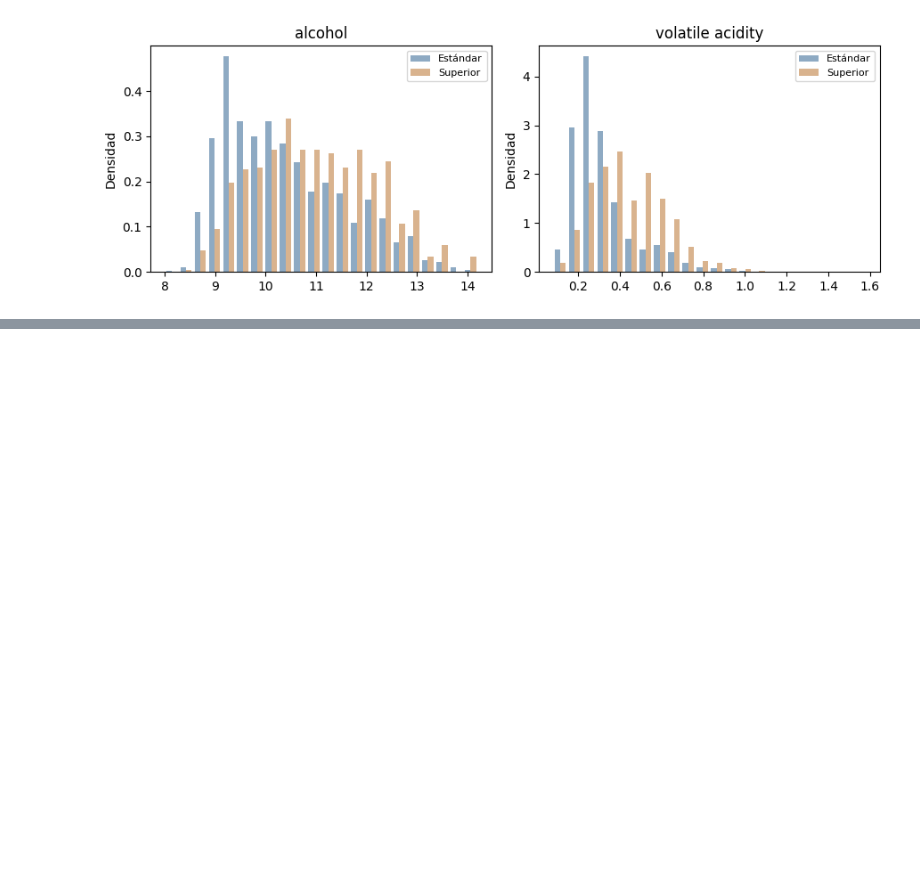
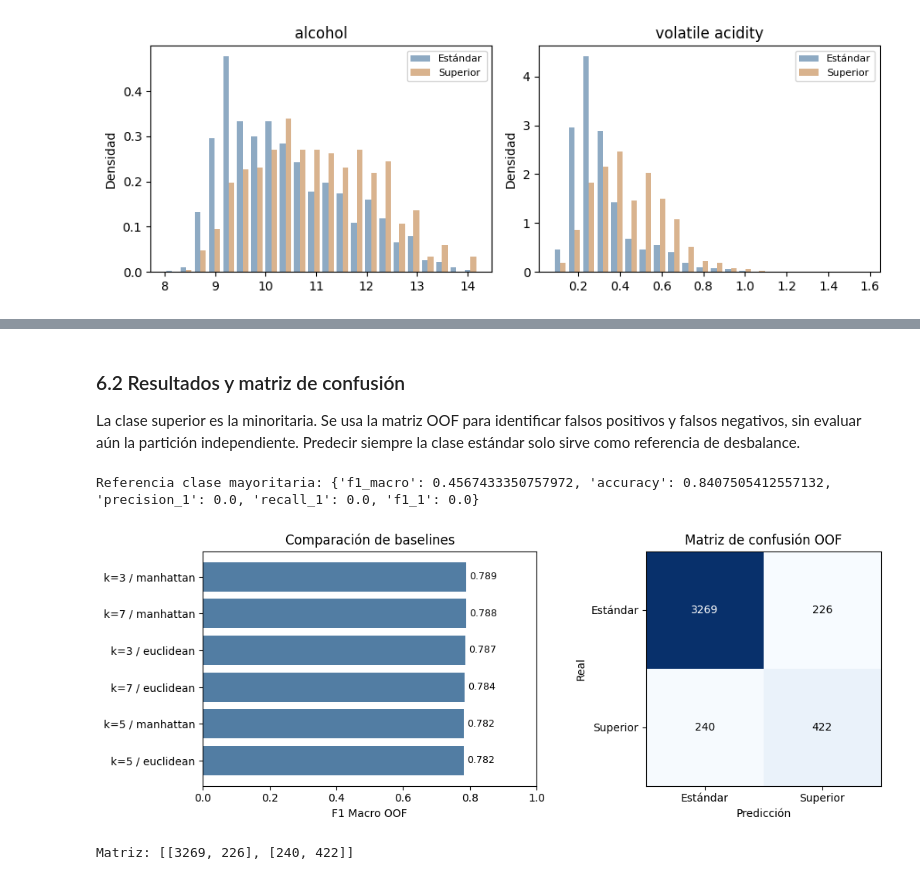
Before and after one commit to iamnicocr/wine-quality, a Jupyter notebook: notebooks/01_eda_y_modelado.ipynb, the cells around one changed output, grey strips where cells are left out. Drawn from its saved outputs; the diff is of its cells as text; code cells hidden in the pictures; blank space fills up the shorter version.

```diff
--- a/notebooks/01_eda_y_modelado.ipynb
+++ b/notebooks/01_eda_y_modelado.ipynb
@@ -201,0 +300,22 @@ display(pd.Series(tiempos,name='segundos').to_frame().round(4))
+# %% [markdown]
+### 6.2 Resultados y matriz de confusión
+La clase superior es la minoritaria. Se usa la matriz OOF para identificar falsos positivos y falsos negativos, sin evaluar aún la partición independiente. Predecir siempre la clase estándar solo sirve como referencia de desbalance.
+# %%
+referencia = calcular_metricas(yd, np.zeros(len(yd),dtype=int))
+print('Referencia clase mayoritaria:', referencia)
+matriz = confusion_matrix(yd, pred_mejor, labels=[0,1])
+fig, axs = plt.subplots(1,2,figsize=(11,4))
+etiquetas = ['k='+str(k)+' / '+d for k,d in zip(comparacion.k, comparacion.distancia)]
+axs[0].barh(etiquetas[::-1], comparacion.f1_macro.iloc[::-1], color='#527DA3')
+axs[0].set_xlim(0,1); axs[0].set_xlabel('F1 Macro OOF'); axs[0].set_title('Comparación de baselines')
+for i,v in enumerate(comparacion.f1_macro.iloc[::-1]): axs[0].text(v+.01,i,f'{v:.3f}',va='center',fontsize=9)
+axs[1].imshow(matriz,cmap='Blues'); axs[1].set_xticks([0,1],['Estándar','Superior']); axs[1].set_yticks([0,1],['Estándar','Superior'])
+axs[1].set_xlabel('Predicción'); axs[1].set_ylabel('Real'); axs[1].set_title('Matriz de confusión OOF')
+for i in range(2):
+    for j in range(2): axs[1].text(j,i,str(matriz[i,j]),ha='center',va='center',color='white' if matriz[i,j]>matriz.max()/2 else 'black')
+fig.tight_layout(); fig.savefig(resultados/'baseline_comparacion.png',dpi=140); plt.show(); plt.close(fig)
+print('Matriz:', matriz.tolist())
+# %% [output]
+Referencia clase mayoritaria: {'f1_macro': 0.4567433350757972, 'accuracy': 0.8407505412557132, 'precision_1': 0.0, 'recall_1': 0.0, 'f1_1': 0.0}
+[figure, added]
+Matriz: [[3269, 226], [240, 422]]
```
Also changed, not shown: parts of 11 cells of this notebook.
